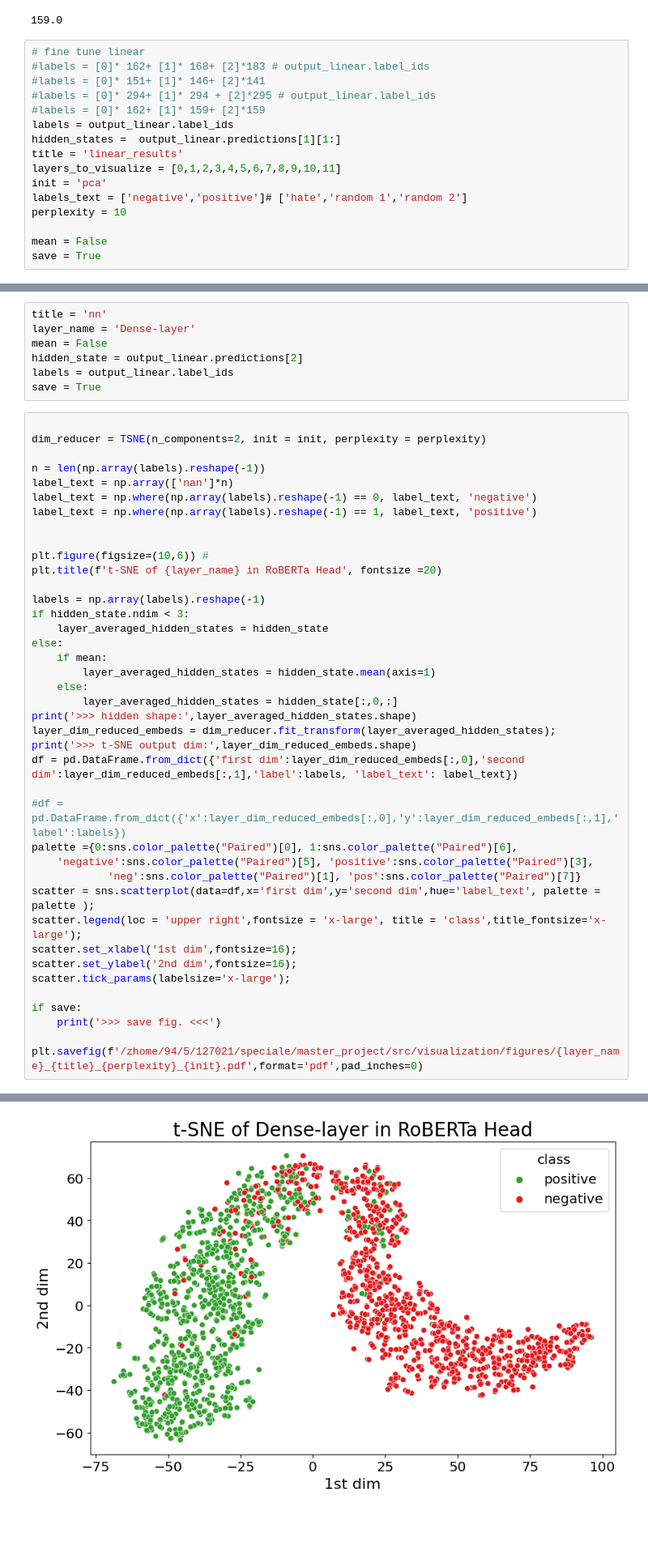
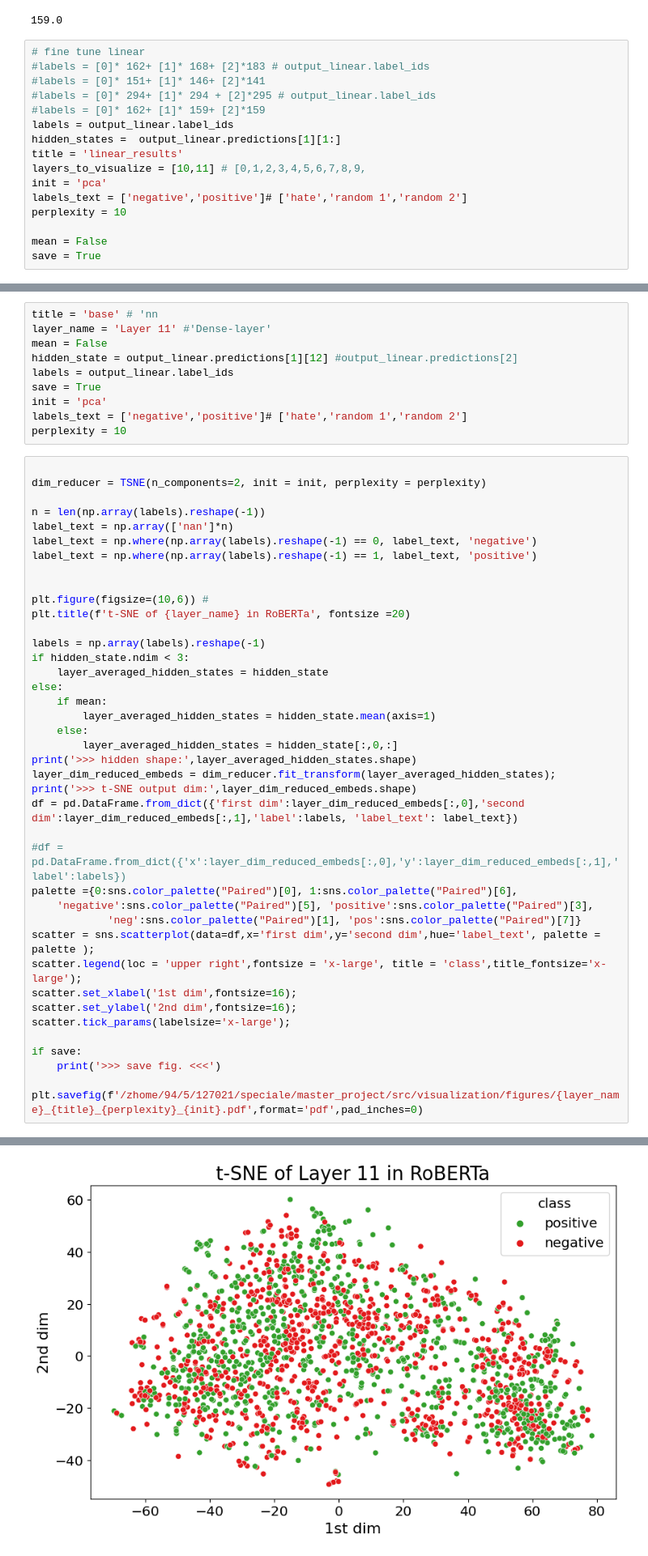
Before and after one commit to gaunby/master_project, a Jupyter notebook: notebooks/tsne_embedding_visual.ipynb, the cells around one changed output, grey strips where cells are left out. Shown at 81% size. Cells and saved outputs as stored; diff of their text form; blank space fills up the shorter version.

Commit message:
new figures embedding hidden layers

```diff
--- a/notebooks/tsne_embedding_visual.ipynb
+++ b/notebooks/tsne_embedding_visual.ipynb
@@ -44,7 +44,7 @@ output_linear.predictions[1][0].shape
 labels = output_linear.label_ids
 hidden_states =  output_linear.predictions[1][1:]
 title = 'linear_results'
-layers_to_visualize = [0,1,2,3,4,5,6,7,8,9,10,11]
+layers_to_visualize = [10,11] # [0,1,2,3,4,5,6,7,8,9,
 init = 'pca'
 labels_text = ['negative','positive']# ['hate','random 1','random 2']
 perplexity = 10
@@ -125,10 +115,13 @@ if save:
 # %%
-title = 'nn'
-layer_name = 'Dense-layer'
+title = 'base' # 'nn
+layer_name = 'Layer 11' #'Dense-layer'
 mean = False
-hidden_state = output_linear.predictions[2]
+hidden_state = output_linear.predictions[1][12] #output_linear.predictions[2]
 labels = output_linear.label_ids
 save = True
+init = 'pca'
+labels_text = ['negative','positive']# ['hate','random 1','random 2']
+perplexity = 10
 # %%
 
 dim_reducer = TSNE(n_components=2, init = init, perplexity = perplexity)
@@ -140,39 +133,39 @@ label_text = np.where(np.array(labels).reshape(-1) == 1, label_text, 'positive')
 
 
 plt.figure(figsize=(10,6)) #
-plt.title(f't-SNE of {layer_name} in RoBERTa Head', fontsize =20)
+plt.title(f't-SNE of {layer_name} in RoBERTa', fontsize =20)
 
 labels = np.array(labels).reshape(-1)
 if hidden_state.ndim < 3:
     layer_averaged_hidden_states = hidden_state
 else:
     if mean:
         layer_averaged_hidden_states = hidden_state.mean(axis=1)
     else:
         layer_averaged_hidden_states = hidden_state[:,0,:]
 print('>>> hidden shape:',layer_averaged_hidden_states.shape)
 layer_dim_reduced_embeds = dim_reducer.fit_transform(layer_averaged_hidden_states);
 print('>>> t-SNE output dim:',layer_dim_reduced_embeds.shape)
 df = pd.DataFrame.from_dict({'first dim':layer_dim_reduced_embeds[:,0],'second dim':layer_dim_reduced_embeds[:,1],'label':labels, 'label_text': label_text})
 
 #df = pd.DataFrame.from_dict({'x':layer_dim_reduced_embeds[:,0],'y':layer_dim_reduced_embeds[:,1],'label':labels})
 palette ={0:sns.color_palette("Paired")[0], 1:sns.color_palette("Paired")[6],
     'negative':sns.color_palette("Paired")[5], 'positive':sns.color_palette("Paired")[3],
             'neg':sns.color_palette("Paired")[1], 'pos':sns.color_palette("Paired")[7]}
 scatter = sns.scatterplot(data=df,x='first dim',y='second dim',hue='label_text', palette = palette );
 scatter.legend(loc = 'upper right',fontsize = 'x-large', title = 'class',title_fontsize='x-large');
 scatter.set_xlabel('1st dim',fontsize=16);
 scatter.set_ylabel('2nd dim',fontsize=16);
 scatter.tick_params(labelsize='x-large');
 
 if save:
     print('>>> save fig. <<<')
     plt.savefig(f'/zhome/94/5/127021/speciale/master_project/src/visualization/figures/{layer_name}_{title}_{perplexity}_{init}.pdf',format='pdf',pad_inches=0)
 # %% [output]
 >>> hidden shape: (1821, 768)
 >>> t-SNE output dim: (1821, 2)
 >>> save fig. <<<
-[figure, old version]
+[figure, new version]
 # %%
 save = True
 if save:
```
Also changed, not shown: parts of 1 cell of this notebook.
